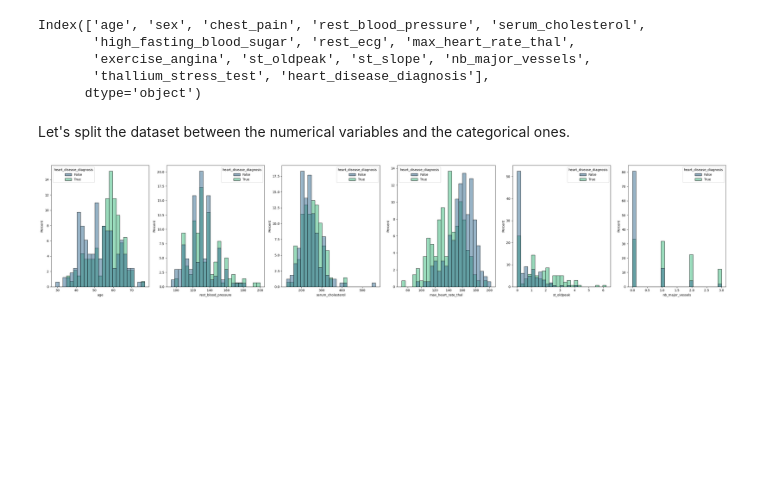
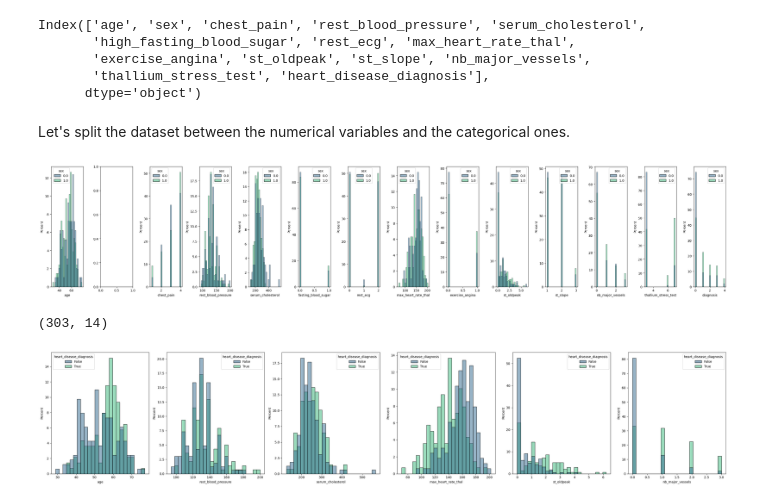
Before and after one commit to paulinedao/heart_disease, a Jupyter notebook: heart_disease/heart_disease.ipynb, the cells around one changed output. Drawn from its saved outputs; the diff is of its cells as text; code cells hidden in the pictures; blank space fills up the shorter version.

```diff
--- a/heart_disease/heart_disease.ipynb
+++ b/heart_disease/heart_disease.ipynb
@@ -308,6 +288,17 @@ Let's split the dataset between the numerical variables and the categorical ones
 categorical_columns = ['chest_pain', 'st_slope', 'thallium_stress_test', 'rest_ecg']
 # %%
 boolean_columns = ['sex', 'high_fasting_blood_sugar', 'exercise_angina']
+# %%
+from src.plotting import hist_plot_numericals
+
+hist_plot_numericals(df, hue_variable='sex')
+# %% [output]
+[figure, added]
+# %%
+num_df = df.select_dtypes(include='number')
+print(num_df.shape)
+# %% [output]
+(303, 14)
 # %%
 # Creating a figure for subplotting
 fig, axes = plt.subplots(ncols = 6, figsize=(30, 6))
```
Also changed, not shown: parts of 9 cells of this notebook.
